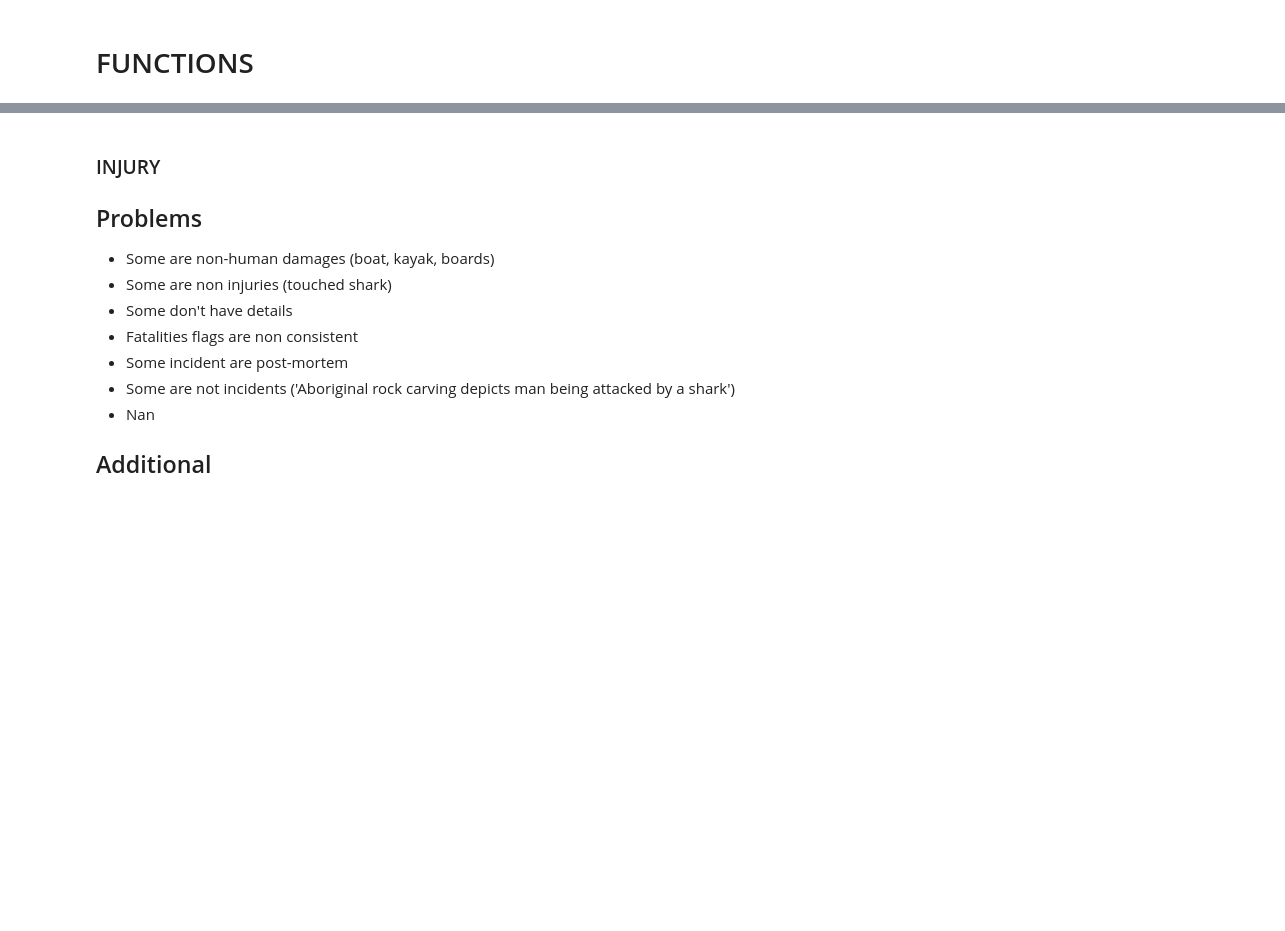
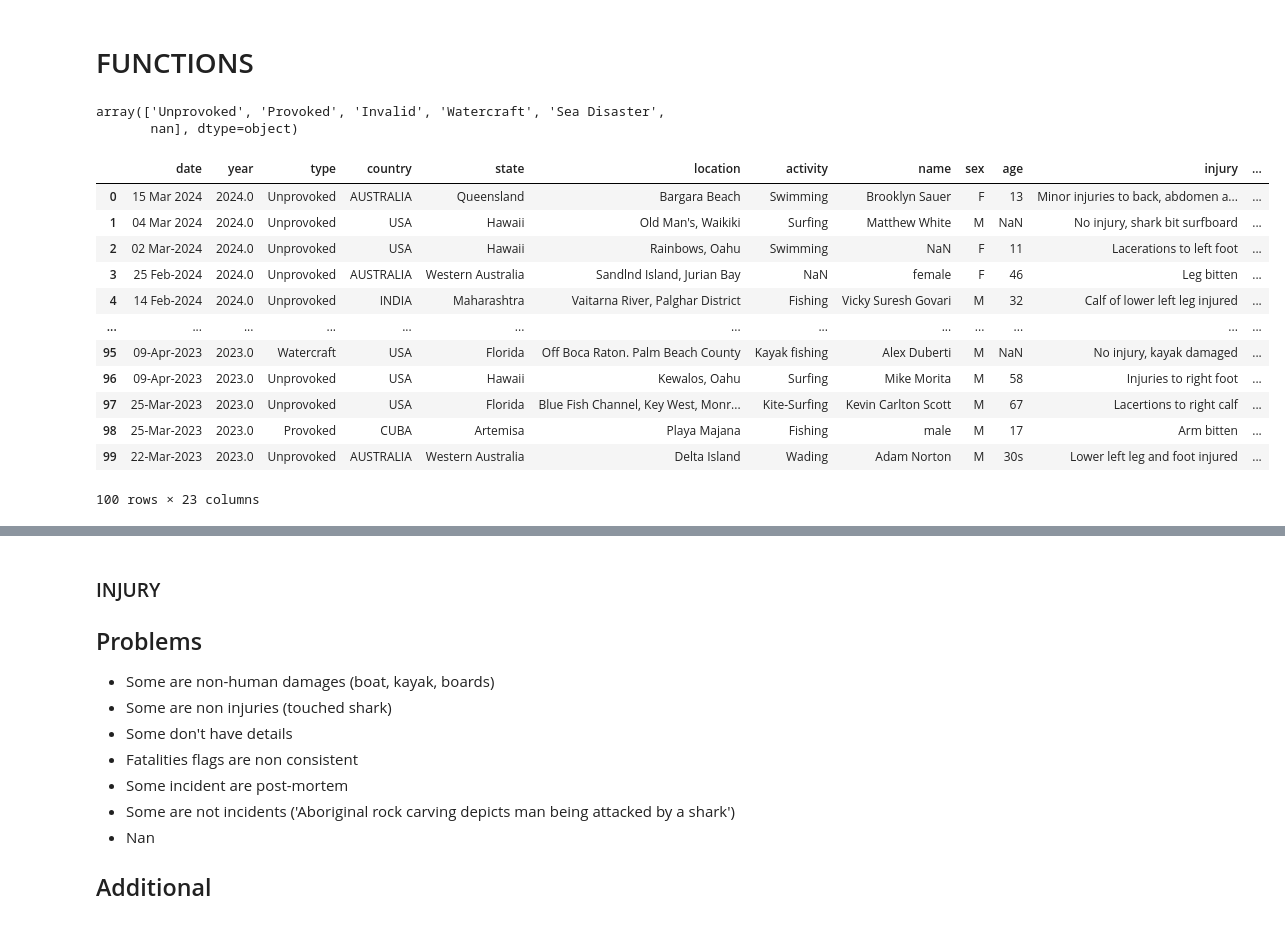
Before and after one commit to JimiHenning/Shark-Quest, a Jupyter notebook: main.ipynb, the cells around one changed output, grey strips where cells are left out. Drawn from its saved outputs; the diff is of its cells as text; code cells hidden in the pictures; blank space fills up the shorter version.

```diff
--- a/main.ipynb
+++ b/main.ipynb
@@ -112,8 +163,8 @@ shark_attacks """
 # %% [markdown]
 # FUNCTIONS
 # %%
-#Hennings functions
-    #Merge categories : (*categories to be merged, target) - Henning
+# Hennings functions
+# Merge categories : (*categories to be merged, target) - Henning
 
 
 def merge_values(row, arg1, *args):
@@ -123,17 +174,43 @@ def merge_values(row, arg1, *args):
         return row
 
 
-shark_df["Type"] = shark_df["Type"].apply(lambda x: merge_values(x, "Invalid", "Questionable", "Unconfirmed", "?",'Unverified','Under investigation'))
-shark_df["Type"] = shark_df["Type"].apply(lambda x: merge_values(x, "Provoked", " Provoked"))
-shark_df["Type"] = shark_df["Type"].apply(lambda x: merge_values(x, "Watercraft", "Boat"))
+shark_attacks['type'].unique()
+
+shark_attacks['type'] = shark_attacks['type'].apply(merge_values, args=(
+    "Invalid", "Questionable", "Unconfirmed", "?", 'Unverified', 'Under investigation'))
+shark_attacks['type'] = shark_attacks['type'].apply(
+    merge_values, args=("Provoked", " Provoked"))
+shark_attacks['type'] = shark_attacks['type'].apply(
+    merge_values, args=("Watercraft", "Boat"))
+
+shark_attacks['type'].unique()
+# %% [output]
+array(['Unprovoked', 'Provoked', 'Invalid', 'Watercraft', 'Sea Disaster',
+       nan], dtype=object)
 # %%
-#Linh functions
-    #Strip function : strips spaces - Linh
+# Linh functions
+# Strip function : strips spaces - Linh
 def strip_func(df):
     for col in df.columns:
-        df[col] = df[col].apply(lambda x: x.strip() if isinstance(x, str) else x)
+        df[col] = df[col].apply(
+            lambda x: x.strip() if isinstance(x, str) else x)
     return df
 
+
 df_cleaned = strip_func(shark_attacks)
-df_cleaned.head(1000)
+df_cleaned.head(100)
+# %% [output]
+|  | date | year | type | country | state | location | activity | name | sex | age | injury | ... |
+| 0 | 15 Mar 2024 | 2024.0 | Unprovoked | AUSTRALIA | Queensland | Bargara Beach | Swimming | Brooklyn Sauer | F | 13 | Minor injuries to back, abdomen a... | ... |
+| 1 | 04 Mar 2024 | 2024.0 | Unprovoked | USA | Hawaii | Old Man's, Waikiki | Surfing | Matthew White | M | NaN | No injury, shark bit surfboard | ... |
+| 2 | 02 Mar-2024 | 2024.0 | Unprovoked | USA | Hawaii | Rainbows, Oahu | Swimming | NaN | F | 11 | Lacerations to left foot | ... |
+| 3 | 25 Feb-2024 | 2024.0 | Unprovoked | AUSTRALIA | Western Australia | Sandlnd Island, Jurian Bay | NaN | female | F | 46 | Leg bitten | ... |
+| 4 | 14 Feb-2024 | 2024.0 | Unprovoked | INDIA | Maharashtra | Vaitarna River, Palghar District | Fishing | Vicky Suresh Govari | M | 32 | Calf of lower left leg injured | ... |
+| ... | ... | ... | ... | ... | ... | ... | ... | ... | ... | ... | ... | ... |
+| 95 | 09-Apr-2023 | 2023.0 | Watercraft | USA | Florida | Off Boca Raton. Palm Beach County | Kayak fishing | Alex Duberti | M | NaN | No injury, kayak damaged | ... |
+| 96 | 09-Apr-2023 | 2023.0 | Unprovoked | USA | Hawaii | Kewalos, Oahu | Surfing | Mike Morita | M | 58 | Injuries to right foot | ... |
+| 97 | 25-Mar-2023 | 2023.0 | Unprovoked | USA | Florida | Blue Fish Channel, Key West, Monr... | Kite-Surfing | Kevin Carlton Scott | M | 67 | Lacertions to right calf | ... |
+| 98 | 25-Mar-2023 | 2023.0 | Provoked | CUBA | Artemisa | Playa Majana | Fishing | male | M | 17 | Arm bitten | ... |
+| 99 | 22-Mar-2023 | 2023.0 | Unprovoked | AUSTRALIA | Western Australia | Delta Island | Wading | Adam Norton | M | 30s | Lower left leg and foot injured | ... |
+100 rows × 23 columns
 # %%
```
Also changed, not shown: parts of 25 cells of this notebook.
